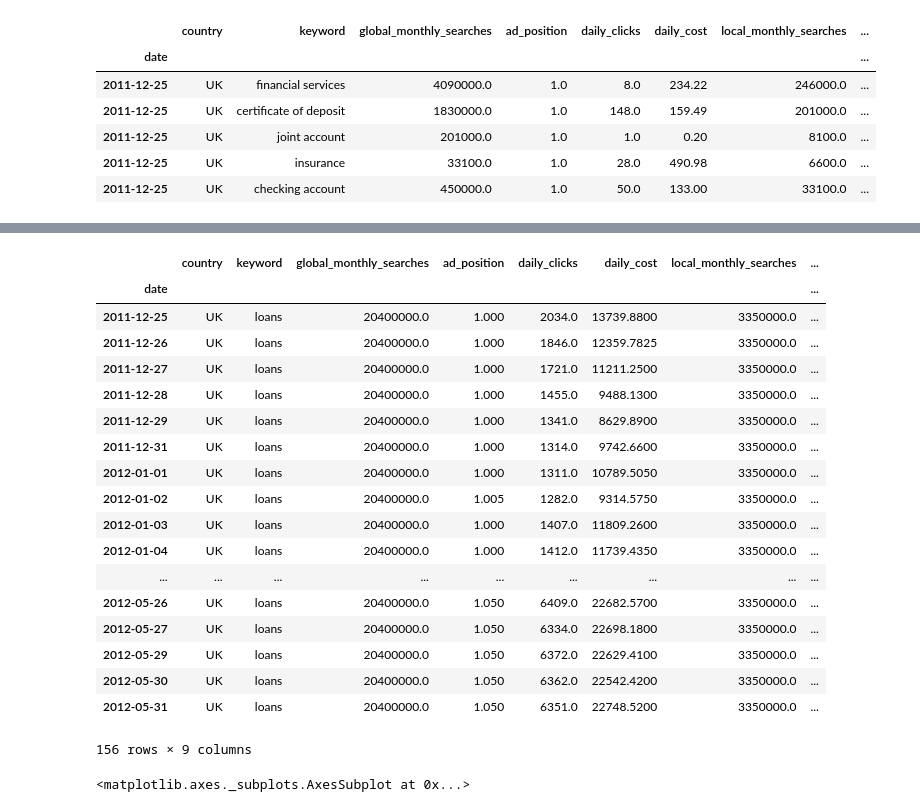
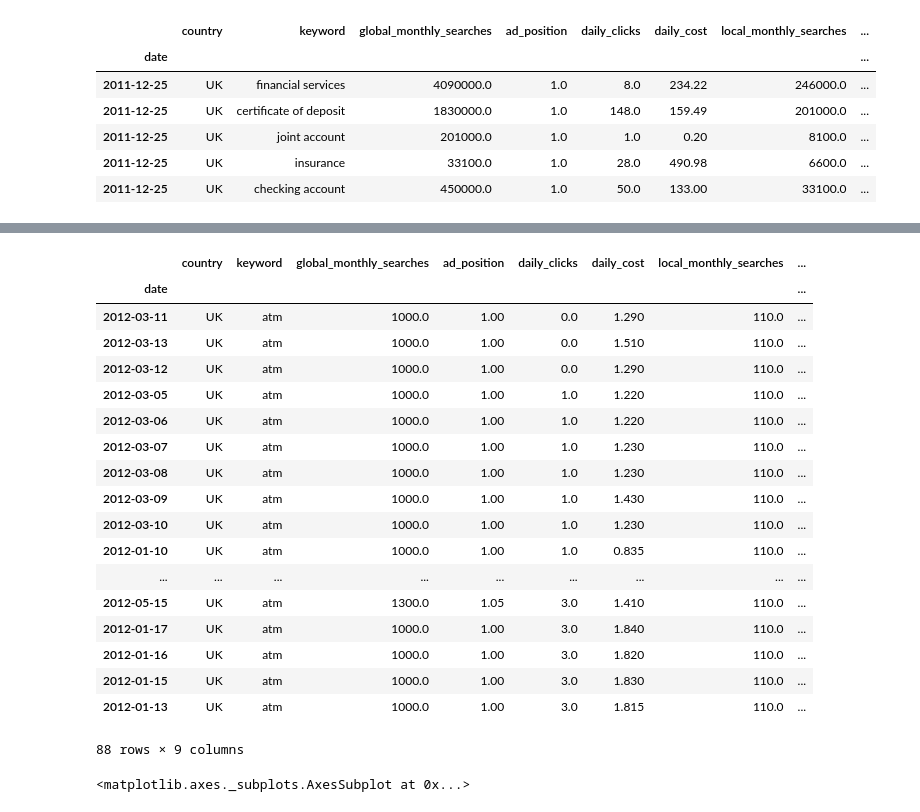
Before and after one commit to caheredia/ad_data_challenge, a Jupyter notebook: 0.1_ch_data_exploration.ipynb, the cells around one changed output, grey strips where cells are left out. Cells and saved outputs as stored; diff of their text form; code cells hidden in the pictures.

```diff
--- a/0.1_ch_data_exploration.ipynb
+++ b/0.1_ch_data_exploration.ipynb
@@ -55,7 +54,8 @@ A search campaign is:●an ad,●a set of keywords that represent different sear
 - local_monthly_searches : total monthly searches for that keyword on google for the country
 - impressions : number of times the ad was shown to a user that day for that keyword
 # %%
-data = pd.read_csv('data/raw/data_challenge.csv', index_col='date')
+file_location = 'data/raw/data_challenge.csv'
+data = pd.read_csv(file_location, index_col='date')
 data.index = pd.to_datetime(data.index)
 data.head()
 # %% [output]
@@ -69,3 +73,3 @@ data.head()
 # %%
 # define click thru rate
-data['click_thru_rate'] = data['daily_clicks'] / data['impressions']
+data['CTR'] = data['daily_clicks'] / data['impressions']
@@ -71,0 +131,5 @@ data['click_thru_rate'] = data['daily_clicks'] / data['impressions']
+# %%
+# define daily CPC, total spend / total clicks
+data['CPC'] = data['daily_cost'] / data['daily_clicks']
+# replace inf with None, this handles days with zero clicks
+data['CPC'].replace(np.inf, None, inplace=True)
@@ -101,25 +218,25 @@ search_df
 # %%
- data[(data['country'] == 'UK') & (data['keyword'] == 'loans')]
+ data[(data['country'] == 'UK') & (data['keyword'] == 'atm')].sort_values(by='daily_clicks')
 # %% [output]
 |  | country | keyword | global_monthly_searches | ad_position | daily_clicks | daily_cost | local_monthly_searches | ... |
 | date |  |  |  |  |  |  |  | ... |
-| 2011-12-25 | UK | loans | 20400000.0 | 1.000 | 2034.0 | 13739.8800 | 3350000.0 | ... |
-| 2011-12-26 | UK | loans | 20400000.0 | 1.000 | 1846.0 | 12359.7825 | 3350000.0 | ... |
-| 2011-12-27 | UK | loans | 20400000.0 | 1.000 | 1721.0 | 11211.2500 | 3350000.0 | ... |
-| 2011-12-28 | UK | loans | 20400000.0 | 1.000 | 1455.0 | 9488.1300 | 3350000.0 | ... |
-| 2011-12-29 | UK | loans | 20400000.0 | 1.000 | 1341.0 | 8629.8900 | 3350000.0 | ... |
-| 2011-12-31 | UK | loans | 20400000.0 | 1.000 | 1314.0 | 9742.6600 | 3350000.0 | ... |
-| 2012-01-01 | UK | loans | 20400000.0 | 1.000 | 1311.0 | 10789.5050 | 3350000.0 | ... |
-| 2012-01-02 | UK | loans | 20400000.0 | 1.005 | 1282.0 | 9314.5750 | 3350000.0 | ... |
-| 2012-01-03 | UK | loans | 20400000.0 | 1.000 | 1407.0 | 11809.2600 | 3350000.0 | ... |
-| 2012-01-04 | UK | loans | 20400000.0 | 1.000 | 1412.0 | 11739.4350 | 3350000.0 | ... |
+| 2012-03-11 | UK | atm | 1000.0 | 1.00 | 0.0 | 1.290 | 110.0 | ... |
+| 2012-03-13 | UK | atm | 1000.0 | 1.00 | 0.0 | 1.510 | 110.0 | ... |
+| 2012-03-12 | UK | atm | 1000.0 | 1.00 | 0.0 | 1.290 | 110.0 | ... |
+| 2012-03-05 | UK | atm | 1000.0 | 1.00 | 1.0 | 1.220 | 110.0 | ... |
+| 2012-03-06 | UK | atm | 1000.0 | 1.00 | 1.0 | 1.220 | 110.0 | ... |
+| 2012-03-07 | UK | atm | 1000.0 | 1.00 | 1.0 | 1.230 | 110.0 | ... |
+| 2012-03-08 | UK | atm | 1000.0 | 1.00 | 1.0 | 1.230 | 110.0 | ... |
+| 2012-03-09 | UK | atm | 1000.0 | 1.00 | 1.0 | 1.430 | 110.0 | ... |
+| 2012-03-10 | UK | atm | 1000.0 | 1.00 | 1.0 | 1.230 | 110.0 | ... |
+| 2012-01-10 | UK | atm | 1000.0 | 1.00 | 1.0 | 0.835 | 110.0 | ... |
 | ... | ... | ... | ... | ... | ... | ... | ... | ... |
-| 2012-05-26 | UK | loans | 20400000.0 | 1.050 | 6409.0 | 22682.5700 | 3350000.0 | ... |
-| 2012-05-27 | UK | loans | 20400000.0 | 1.050 | 6334.0 | 22698.1800 | 3350000.0 | ... |
-| 2012-05-29 | UK | loans | 20400000.0 | 1.050 | 6372.0 | 22629.4100 | 3350000.0 | ... |
-| 2012-05-30 | UK | loans | 20400000.0 | 1.050 | 6362.0 | 22542.4200 | 3350000.0 | ... |
-| 2012-05-31 | UK | loans | 20400000.0 | 1.050 | 6351.0 | 22748.5200 | 3350000.0 | ... |
+| 2012-05-15 | UK | atm | 1300.0 | 1.05 | 3.0 | 1.410 | 110.0 | ... |
+| 2012-01-17 | UK | atm | 1000.0 | 1.00 | 3.0 | 1.840 | 110.0 | ... |
+| 2012-01-16 | UK | atm | 1000.0 | 1.00 | 3.0 | 1.820 | 110.0 | ... |
+| 2012-01-15 | UK | atm | 1000.0 | 1.00 | 3.0 | 1.830 | 110.0 | ... |
+| 2012-01-13 | UK | atm | 1000.0 | 1.00 | 3.0 | 1.815 | 110.0 | ... |
-156 rows × 9 columns
+88 rows × 9 columns
 # %%
 df = data[(data['country'] == 'UK') & (data['keyword'] == 'financial services')][['click_thru_rate']]
 # %%
```
Also changed, not shown: parts of 15 cells of this notebook.
